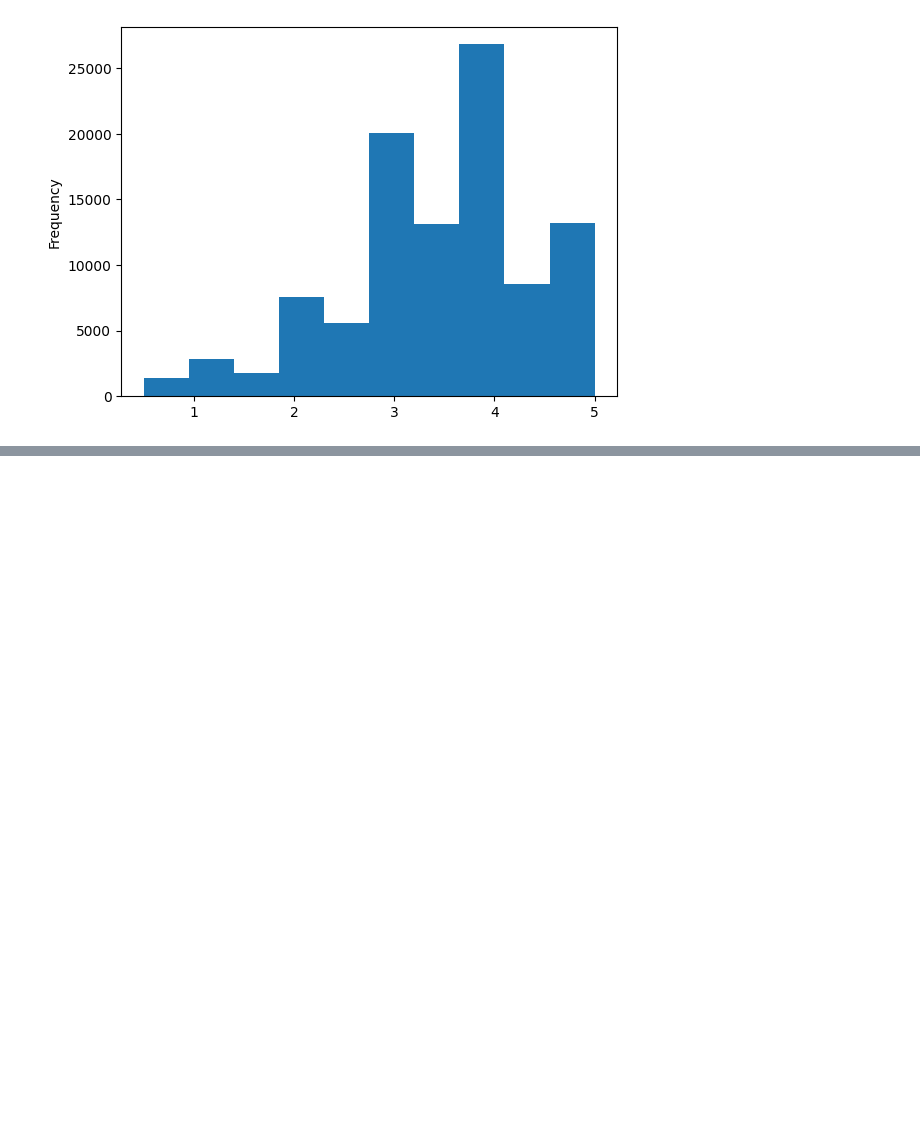
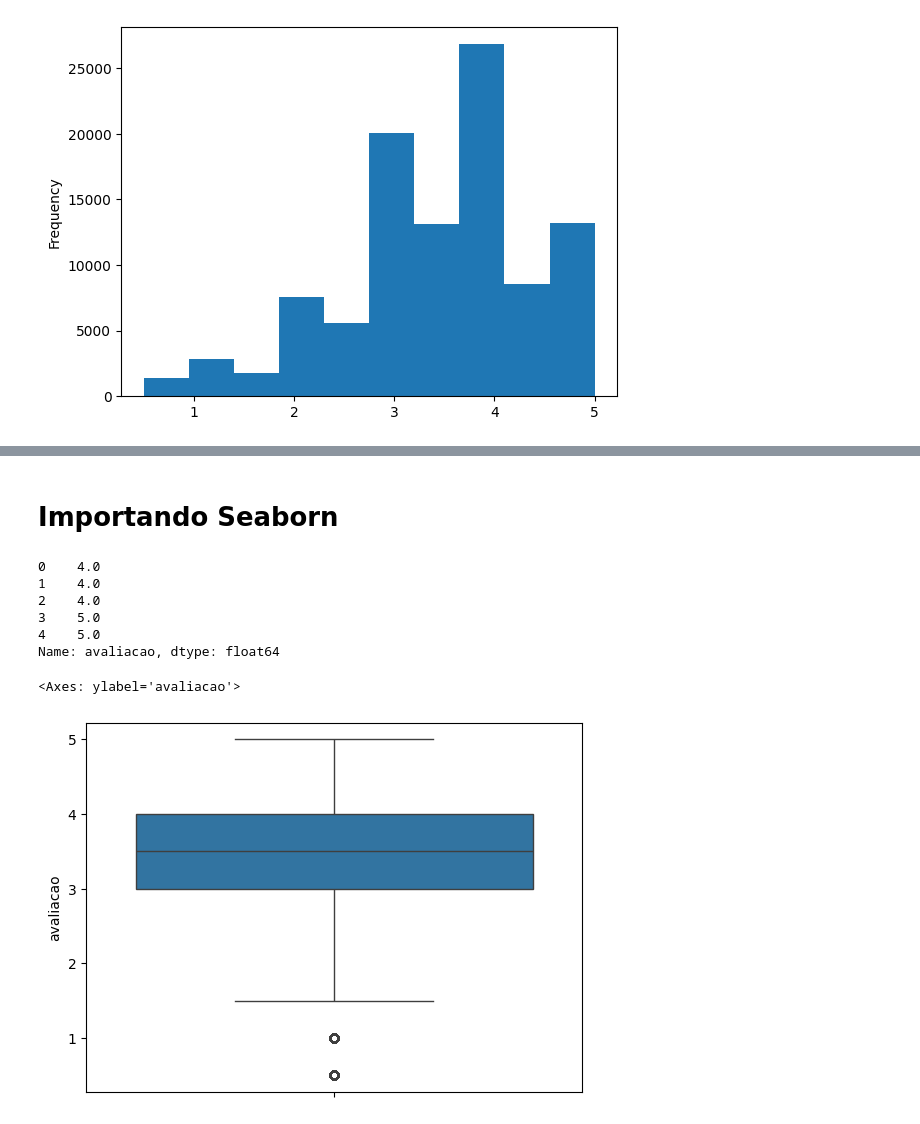
Before and after one commit to WandersonABR/semanaeda, a Jupyter notebook: dia1.ipynb, the cells around one changed output, grey strips where cells are left out. Drawn from its saved outputs; the diff is of its cells as text; code cells hidden in the pictures; blank space fills up the shorter version.

```diff
--- a/dia1.ipynb
+++ b/dia1.ipynb
@@ -277,0 +323,2 @@ df_filmes.avaliacao.plot(kind='hist')
+# %% [markdown]
+# Importando Seaborn
@@ -277,0 +327,18 @@ df_filmes.avaliacao.plot(kind='hist')
+# %%
+# Criando variável
+notas = df_filmes.avaliacao
+# %%
+# Mostrando o cabeçalho
+notas.head()
+# %% [output]
+0    4.0
+1    4.0
+2    4.0
+3    5.0
+4    5.0
+Name: avaliacao, dtype: float64
+# %%
+sns.boxplot(notas)
+# %% [output]
+<Axes: ylabel='avaliacao'>
+[figure, added]
```
Also changed, not shown: parts of 18 cells of this notebook.
